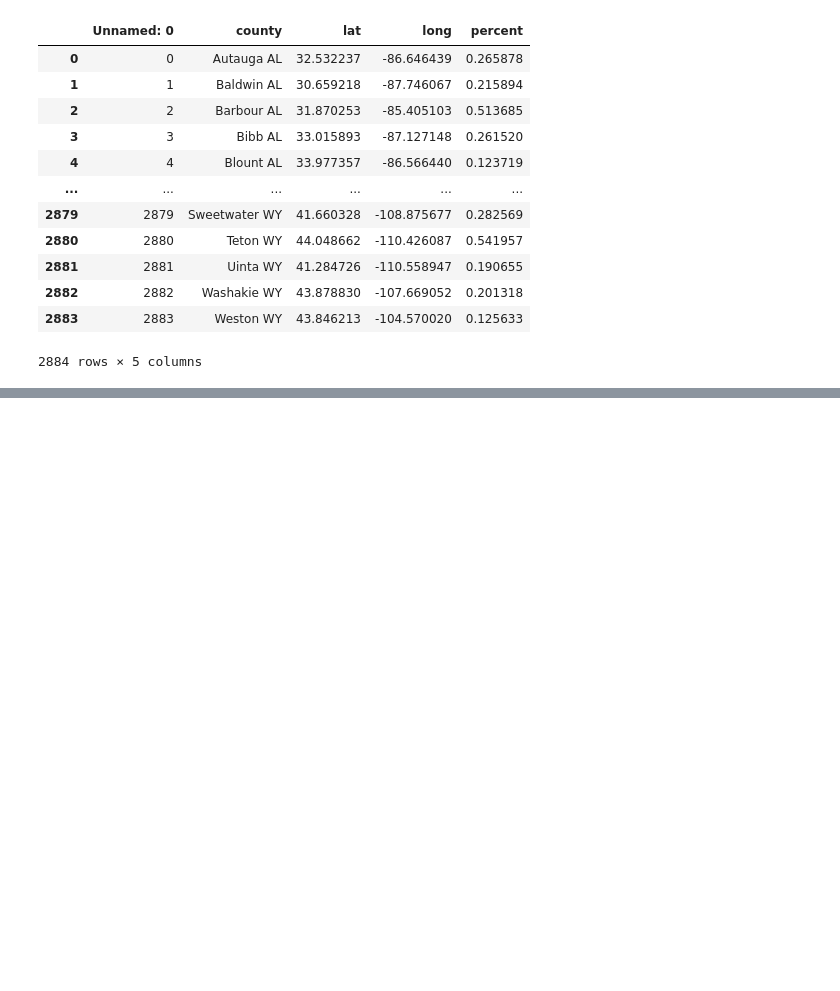
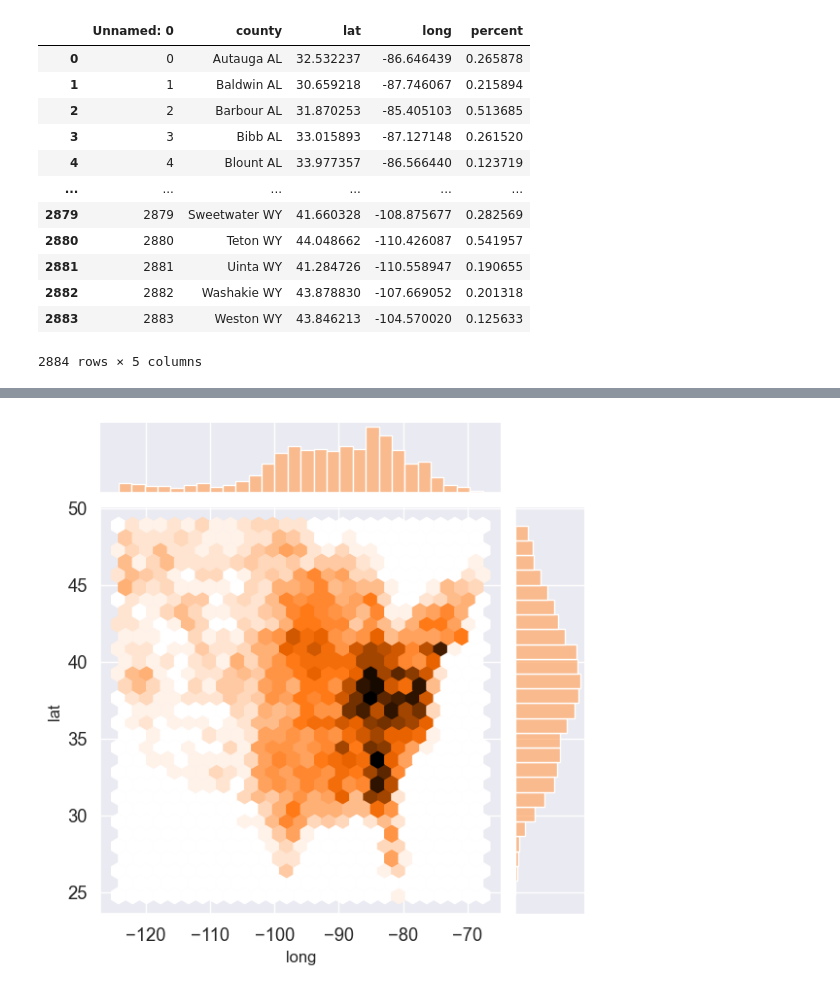
Before and after one commit to almsam/data-analysis-project-remastered, a Jupyter notebook: part 3 - political allignment.ipynb, the cells around one changed output, grey strips where cells are left out. Saved outputs shown, nothing was run; the diff lists cells and outputs as text; code cells hidden in the pictures; blank space fills up the shorter version.

```diff
--- a/part 3 - political allignment.ipynb
+++ b/part 3 - political allignment.ipynb
@@ -82,0 +114,4 @@ pol
+# %%
+plot_naive_hexbin = sns.jointplot(data=pol, x="long", y="lat", kind="hex")
+# %% [output]
+[figure, added]
```
Also changed, not shown: parts of 20 cells of this notebook.
